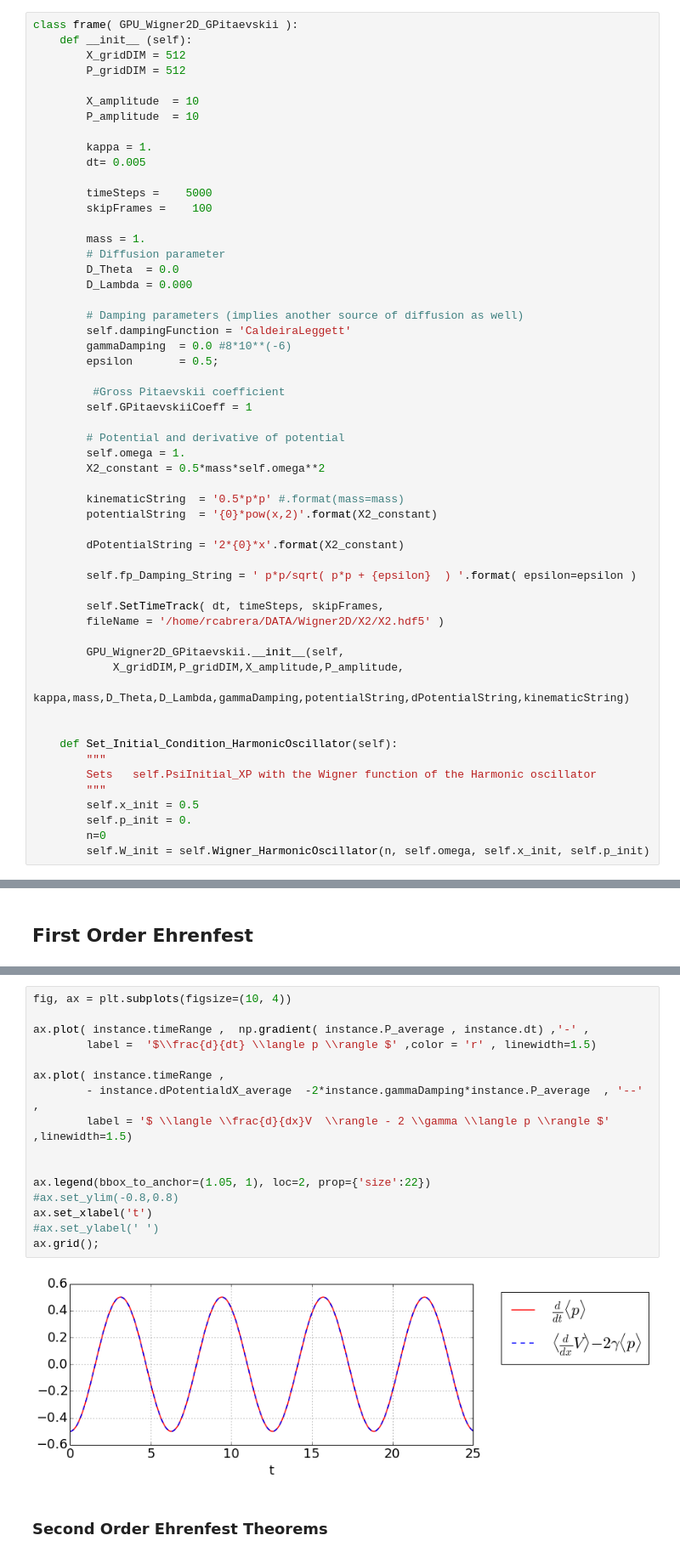
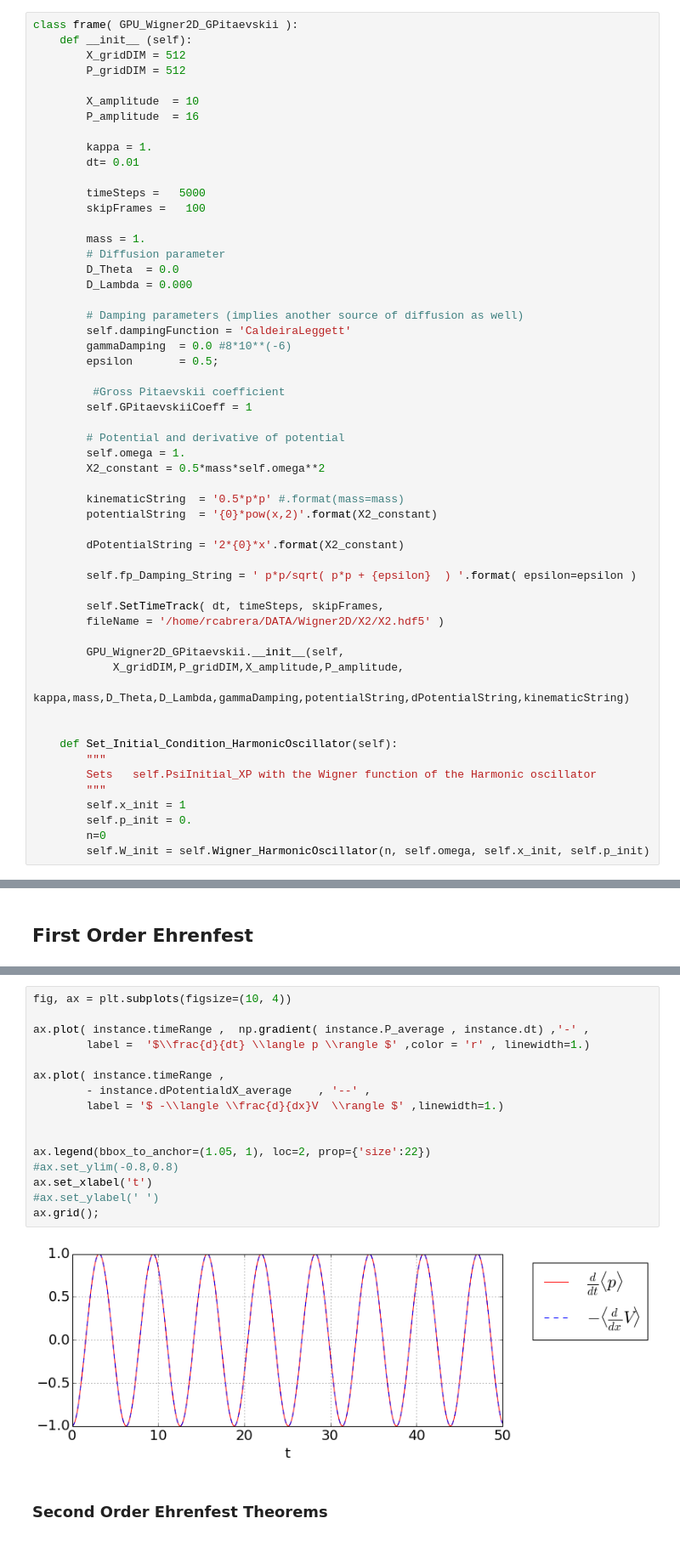
Before and after one commit to cabrer7/PyWignerCUDA, a Jupyter notebook: instances/Wigner2D_GPitaevskii/Wigner2D_GPitaevskii_X2.ipynb, the cells around one changed output, grey strips where cells are left out. Shown at 85% size. Cells and saved outputs as stored; diff of their text form.

```diff
--- a/instances/Wigner2D_GPitaevskii/Wigner2D_GPitaevskii_X2.ipynb
+++ b/instances/Wigner2D_GPitaevskii/Wigner2D_GPitaevskii_X2.ipynb
@@ -24,13 +24,13 @@ class frame( GPU_Wigner2D_GPitaevskii ):
         P_gridDIM = 512
 
         X_amplitude  = 10
-        P_amplitude  = 10
+        P_amplitude  = 16
 
         kappa = 1.
-        dt= 0.005
+        dt= 0.01
 
-        timeSteps =    5000
-        skipFrames =    100
+        timeSteps =   5000
+        skipFrames =   100
 
         mass = 1.
         # Diffusion parameter
@@ -68,7 +68,7 @@ class frame( GPU_Wigner2D_GPitaevskii ):
         """
         Sets   self.PsiInitial_XP with the Wigner function of the Harmonic oscillator
         """
-        self.x_init = 0.5
+        self.x_init = 1
         self.p_init = 0.
         n=0
         self.W_init = self.Wigner_HarmonicOscillator(n, self.omega, self.x_init, self.p_init)
@@ -269,21 +275,21 @@ ax.grid();
 # %%
 fig, ax = plt.subplots(figsize=(10, 4))
 
 ax.plot( instance.timeRange ,  np.gradient( instance.P_average , instance.dt) ,'-' ,
-        label =  '$\\frac{d}{dt} \\langle p \\rangle $' ,color = 'r' , linewidth=1.5)
+        label =  '$\\frac{d}{dt} \\langle p \\rangle $' ,color = 'r' , linewidth=1.)
 
 ax.plot( instance.timeRange ,
-        - instance.dPotentialdX_average  -2*instance.gammaDamping*instance.P_average  , '--' ,
-        label = '$ \\langle \\frac{d}{dx}V  \\rangle - 2 \\gamma \\langle p \\rangle $' ,linewidth=1.5)
+        - instance.dPotentialdX_average    , '--' ,
+        label = '$ -\\langle \\frac{d}{dx}V  \\rangle $' ,linewidth=1.)
 
 
 ax.legend(bbox_to_anchor=(1.05, 1), loc=2, prop={'size':22})
 #ax.set_ylim(-0.8,0.8)
 ax.set_xlabel('t')
 #ax.set_ylabel(' ')
 ax.grid();
 # %% [output]
-[figure, old version]
+[figure, new version]
 # %% [markdown]
 ### Second Order Ehrenfest Theorems
 # %%
```
Also changed, not shown: parts of 19 cells of this notebook, 1 other file.
